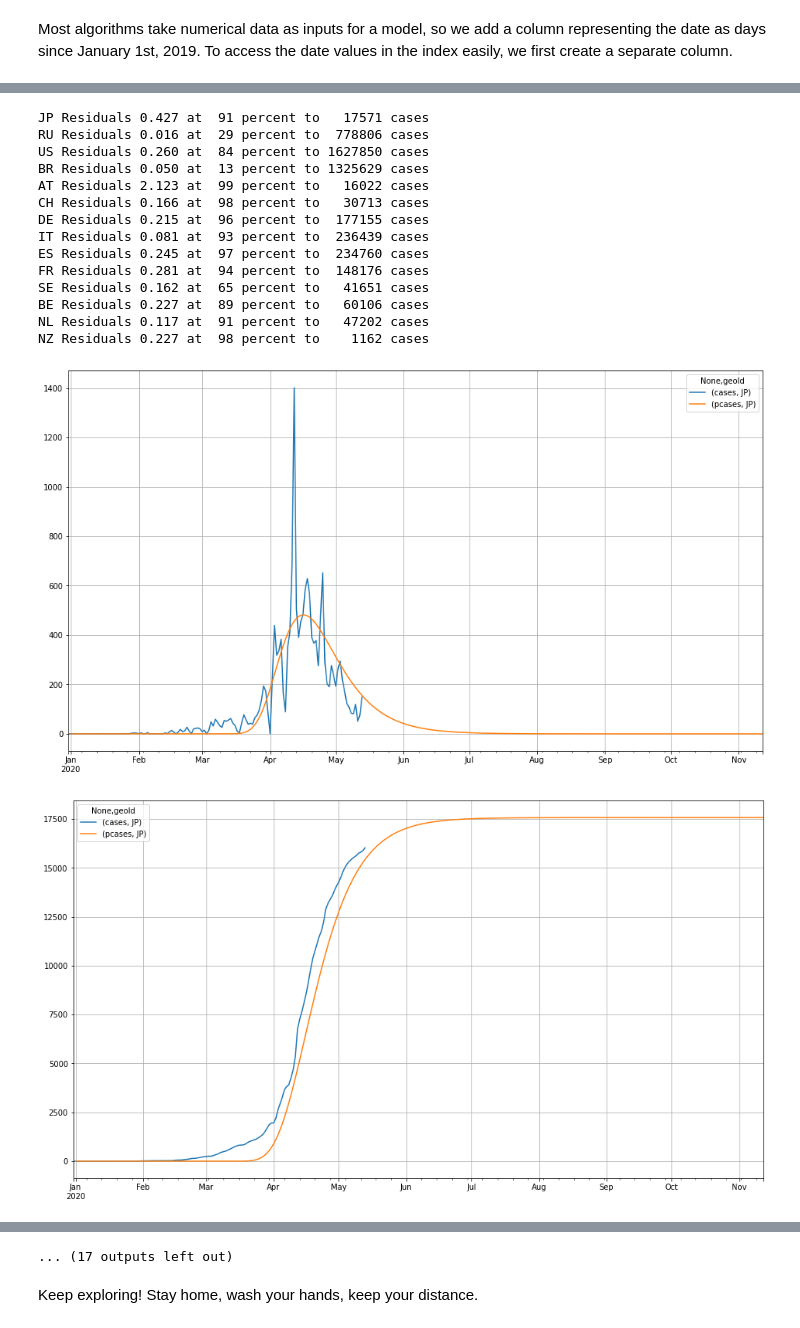
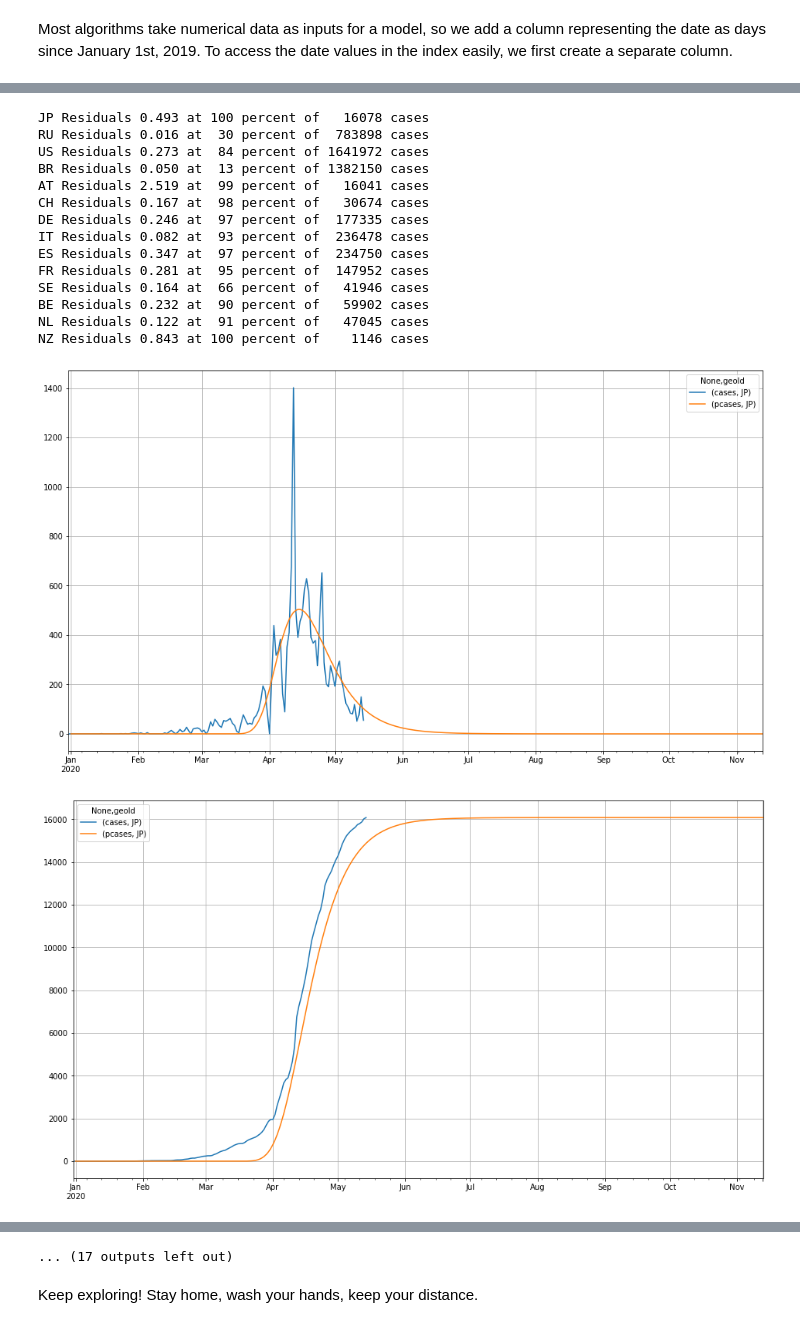
Before and after one commit to R3dje/COVID19, a Jupyter notebook: Gumbelmulti.ipynb, the cells around one changed output, grey strips where cells are left out. Saved outputs shown, nothing was run; the diff lists cells and outputs as text; code cells hidden in the pictures.

```diff
--- a/Gumbelmulti.ipynb
+++ b/Gumbelmulti.ipynb
@@ -120,63 +120,55 @@ mpl.rc('figure', max_open_warning = 0)
 # %%
 # countries = df['geoId'].unique()
 
 countries = ['JP', 'RU', 'US', 'BR', 'AT', 'CH', 'DE', 'IT', 'ES', 'FR', 'SE', 'BE', 'NL', 'NZ']
 
 measure  = 'cases'
 pmeasure = 'pcases'
 
 def calcresd(progress):
-    df_pred = pd.DataFrame({'x':df_geo['daynum'], 'y':df_geo[measure][country]})
-    df_pred = df_pred[df_pred['y'] > mincases]
-    maxy = df_pred['y'].cumsum().max()
-    df_pred['y'] = df_pred['y'].cumsum() / maxy * progress
-    df_pred = df_pred[df_pred['y'] > 0]
-    df_pred['y'] = - np.log(df_pred['y'])
-    df_pred = df_pred[df_pred['y'] > 0]
+    global df_pred, fit
+    df_pred['scaled'] = df_pred['cumul'] / maxcases * progress
+    df_pred = df_pred[df_pred['scaled'] < 1]
     if len(df_pred) > 4:
-        df_pred['y'] = np.log(df_pred['y'])
-        fit = np.polyfit(x=df_pred['x'], y=df_pred['y'], deg=1, full=True)
+        df_pred['linear'] = - np.log(- np.log(df_pred['scaled']))
+        fit = np.polyfit(x=df_pred['daynum'], y=df_pred['linear'], deg=1, full=True)
         return(fit[1][0])
     else:
-        return 100
+        return 99
 
 from scipy.optimize import minimize
 
 for country in countries:
+    df_pred = pd.DataFrame({'daynum':df_geo['daynum'], measure:df_geo[measure][country]})
     mincases = df[df['geoId'] == country]['popData2018'].iloc[0] / 1e6
-    res = minimize(calcresd, 1, method='SLSQP', bounds=[(0.1, 1)])
-    df_pred = pd.DataFrame({'x':df_geo['daynum'], 'y':df_geo[measure][country]})
-    maxy = df_pred['y'].cumsum().max()
-    df_pred = df_pred[df_pred['y'] > mincases]
+    maxcases = df_pred[measure].cumsum().max()
+    df_pred = df_pred[df_pred[measure] > mincases]
     if len(df_pred) > 0:
-        df_pred['y'] = df_pred['y'].cumsum() / maxy * res.x[0]
-        df_pred = df_pred[df_pred['y'] > 0]
-        df_pred['y'] = - np.log(df_pred['y'])
-        df_pred = df_pred[df_pred['y'] > 0]
-        df_pred['y'] = np.log(df_pred['y'])
-        fit = np.polyfit(x=df_pred['x'], y=df_pred['y'], deg=1, full=True)
-        df_geo[(pmeasure, country)] = np.exp(- np.exp(np.polyval(fit[0], df_geo['daynum']))) * maxy / res.x[0]
+        df_pred['cumul'] = df_pred[measure].cumsum()
+        optim = minimize(calcresd, 1, method='SLSQP', bounds=[(0.1, 1)])
+        progress = optim.x[0]
+        df_geo[(pmeasure, country)] = np.exp(- np.exp(- np.polyval(fit[0], df_geo['daynum']))) * maxcases / progress
         df_geo[(pmeasure, country)] = df_geo[(pmeasure, country)] - df_geo[(pmeasure, country)].shift()
-        print(country, "Residuals %1.3f at %3d percent to %7d" %(res.fun, res.x[0] * 100, df_geo[pmeasure][country].cumsum().max()), measure)
+        print(country, "Residuals %1.3f at %3d percent of %7d" %(optim.fun, progress * 100, df_geo[pmeasure][country].cumsum().max()), measure)
         df_geo[[(measure, country), (pmeasure, country)]].plot(figsize=(16, 9), grid=True)
         df_geo[[(measure, country), (pmeasure, country)]].cumsum().plot(figsize=(16, 9), grid=True)
 # %% [output]
-JP Residuals 0.427 at  91 percent to   17571 cases
-RU Residuals 0.016 at  29 percent to  778806 cases
-US Residuals 0.260 at  84 percent to 1627850 cases
-BR Residuals 0.050 at  13 percent to 1325629 cases
-AT Residuals 2.123 at  99 percent to   16022 cases
-CH Residuals 0.166 at  98 percent to   30713 cases
-DE Residuals 0.215 at  96 percent to  177155 cases
-IT Residuals 0.081 at  93 percent to  236439 cases
-ES Residuals 0.245 at  97 percent to  234760 cases
-FR Residuals 0.281 at  94 percent to  148176 cases
-SE Residuals 0.162 at  65 percent to   41651 cases
-BE Residuals 0.227 at  89 percent to   60106 cases
-NL Residuals 0.117 at  91 percent to   47202 cases
-NZ Residuals 0.227 at  98 percent to    1162 cases
+JP Residuals 0.493 at 100 percent of   16078 cases
+RU Residuals 0.016 at  30 percent of  783898 cases
+US Residuals 0.273 at  84 percent of 1641972 cases
+BR Residuals 0.050 at  13 percent of 1382150 cases
+AT Residuals 2.519 at  99 percent of   16041 cases
+CH Residuals 0.167 at  98 percent of   30674 cases
+DE Residuals 0.246 at  97 percent of  177335 cases
+IT Residuals 0.082 at  93 percent of  236478 cases
+ES Residuals 0.347 at  97 percent of  234750 cases
+FR Residuals 0.281 at  95 percent of  147952 cases
+SE Residuals 0.164 at  66 percent of   41946 cases
+BE Residuals 0.232 at  90 percent of   59902 cases
+NL Residuals 0.122 at  91 percent of   47045 cases
+NZ Residuals 0.843 at 100 percent of    1146 cases
-[figure, old version]
+[figure, new version]
-[figure, old version]
+[figure, new version]
 [figure]
 [figure]
 [figure]
```
Also changed, not shown: parts of 7 cells of this notebook, 2 other files.
